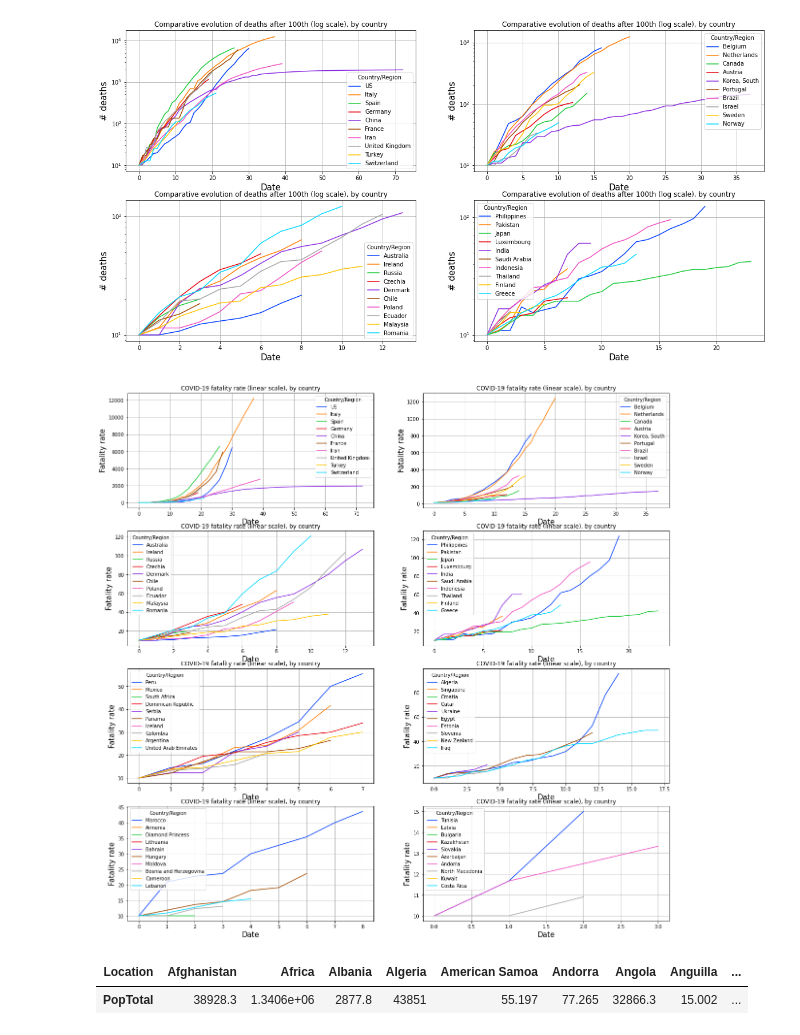
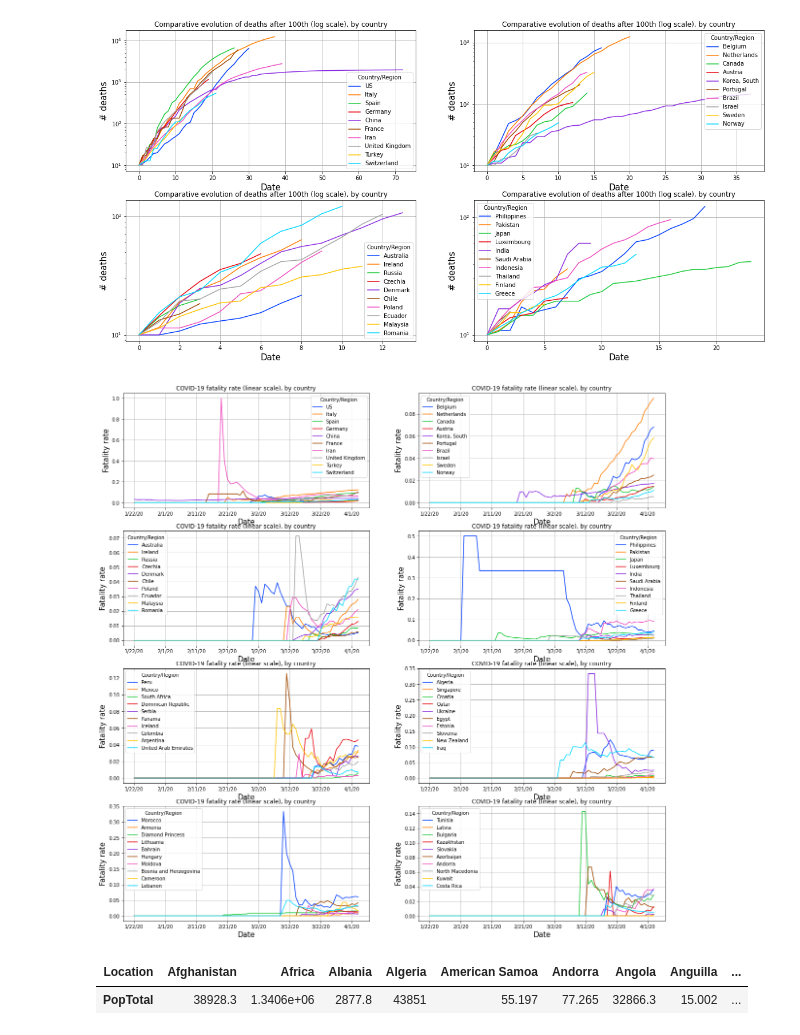
Before and after one commit to perrozzi/COVID-19, a Jupyter notebook: notebooks/COVID-19-by-country.ipynb, the cells around one changed output. Cells and saved outputs as stored; diff of their text form; code cells hidden in the pictures.

```diff
--- a/notebooks/COVID-19-by-country.ipynb
+++ b/notebooks/COVID-19-by-country.ipynb
@@ -200,11 +198,11 @@ make_plot(dataset=deaths_align_start, nrow=2,ncol=2, contries_ordered=contries_o
 # %%
 fatality = deaths.divide(conf.replace(0, 1))
 
-make_plot(dataset=deaths_align_start, nrow=4,ncol=2, contries_ordered=contries_ordered,
+make_plot(dataset=fatality, nrow=4,ncol=2, contries_ordered=contries_ordered,
           title='COVID-19 fatality rate (linear scale), by country',
           xlabel="Date", ylabel="Fatality rate")
 # %% [output]
-[figure, old version]
+[figure, new version]
 # %%
 # retrieve population information
 # source https://population.un.org/wpp/Download/Standard/Population/
```
Also changed, not shown: parts of 1 cell of this notebook, 4 other files.
